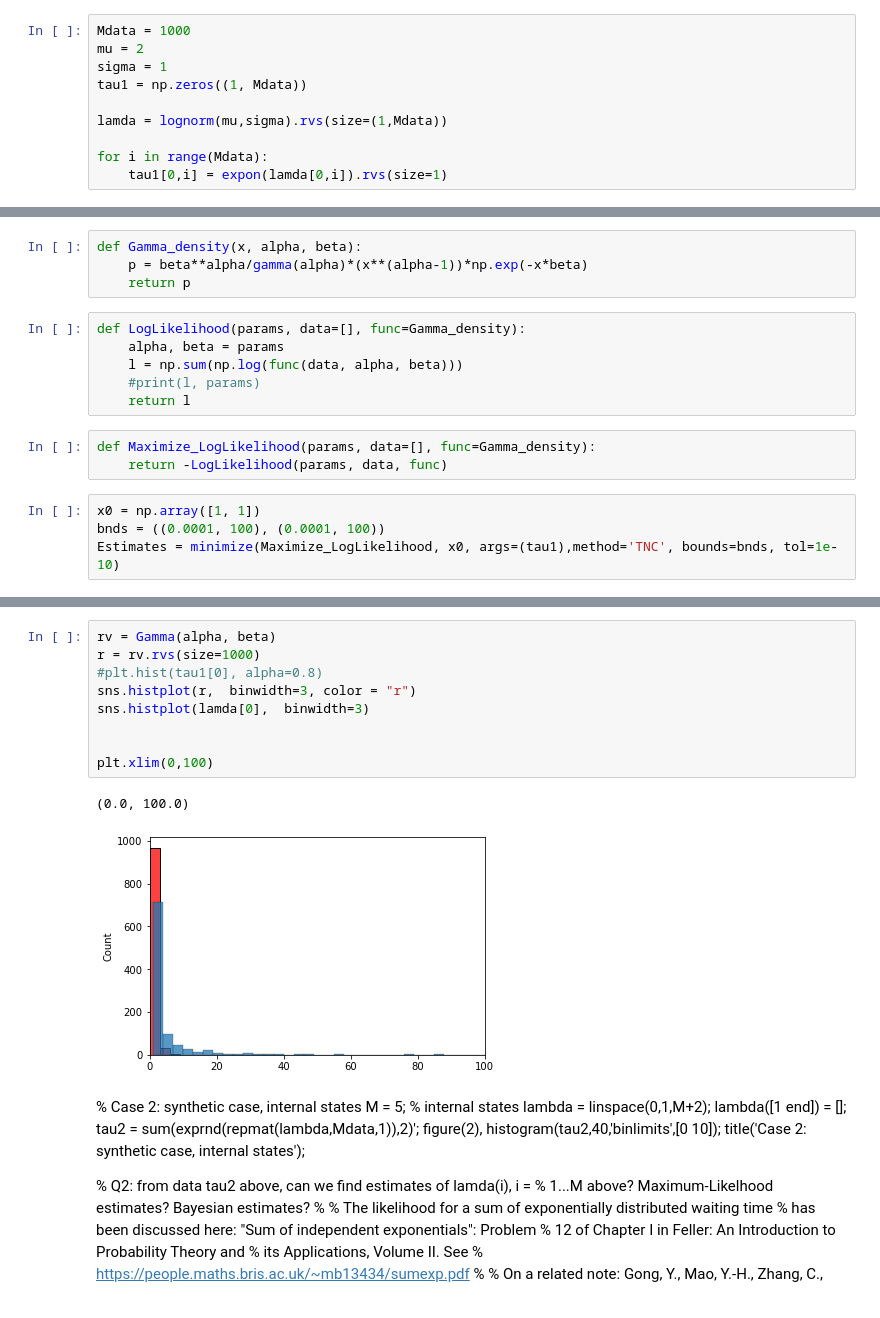
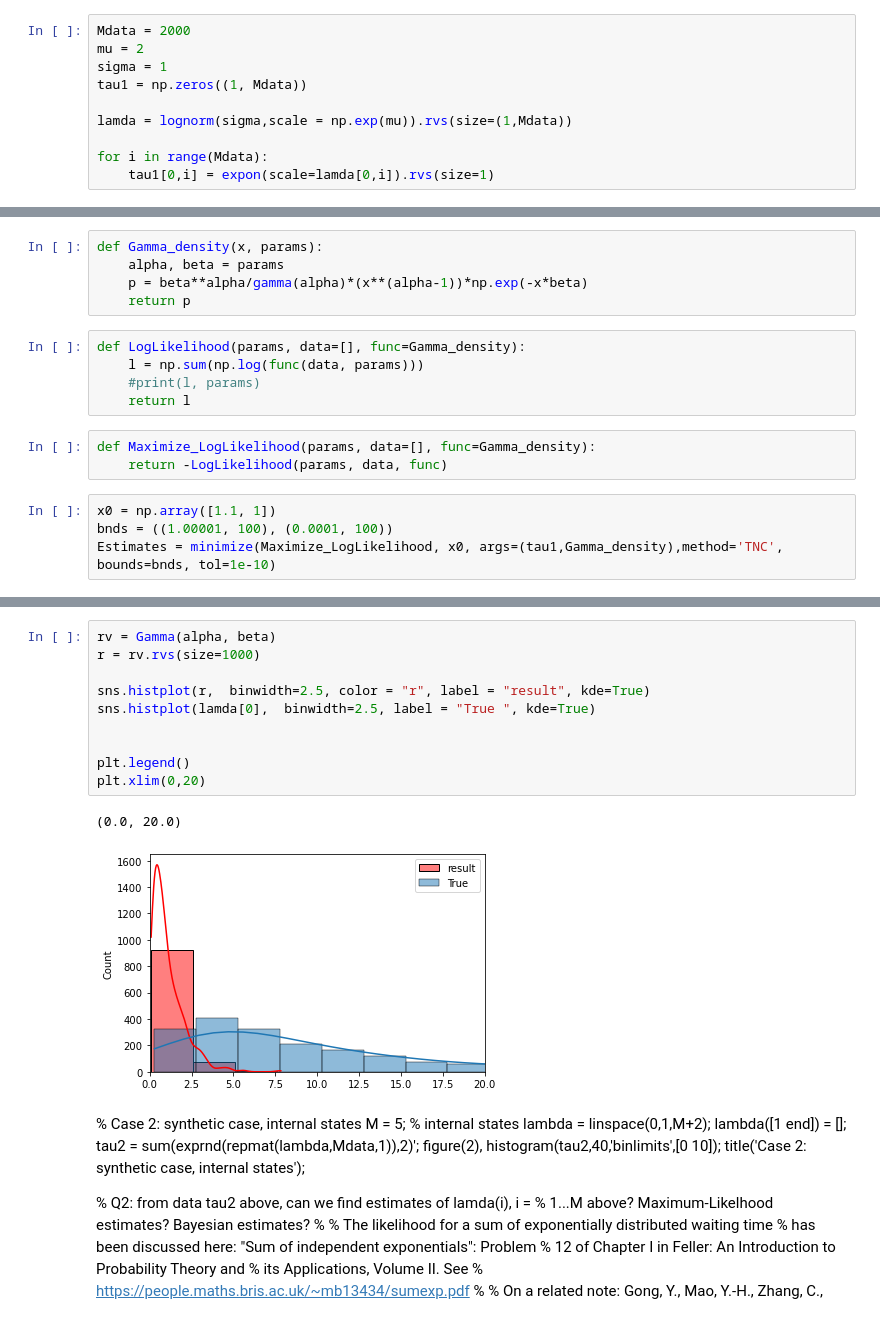
Before and after one commit to kamilla0503/StochasticProcesses, a Jupyter notebook: Examples.ipynb, the cells around one changed output, grey strips where cells are left out. Drawn from its saved outputs; the diff is of its cells as text.

```diff
--- a/Examples.ipynb
+++ b/Examples.ipynb
@@ -37,13 +37,13 @@ title('Case 1: fully synthetic case');
 % Partial answer:
 % https://en.wikipedia.org/wiki/Exponential_distribution#Bayesian_inference
 # %%
-Mdata = 1000
+Mdata = 2000
 mu = 2
 sigma = 1
 tau1 = np.zeros((1, Mdata))
 
-lamda = lognorm(mu,sigma).rvs(size=(1,Mdata))
+lamda = lognorm(sigma,scale = np.exp(mu)).rvs(size=(1,Mdata))
 
 for i in range(Mdata):
-    tau1[0,i] = expon(lamda[0,i]).rvs(size=1)
+    tau1[0,i] = expon(scale=lamda[0,i]).rvs(size=1)
 # %%
@@ -81,20 +81,20 @@ std:  31.065280928155104
 # %%
-def Gamma_density(x, alpha, beta):
+def Gamma_density(x, params):
+    alpha, beta = params
     p = beta**alpha/gamma(alpha)*(x**(alpha-1))*np.exp(-x*beta)
     return p
 # %%
 def LogLikelihood(params, data=[], func=Gamma_density):
-    alpha, beta = params
-    l = np.sum(np.log(func(data, alpha, beta)))
+    l = np.sum(np.log(func(data, params)))
     #print(l, params)
     return l
 # %%
 def Maximize_LogLikelihood(params, data=[], func=Gamma_density):
     return -LogLikelihood(params, data, func)
 # %%
-x0 = np.array([1, 1])
-bnds = ((0.0001, 100), (0.0001, 100))
-Estimates = minimize(Maximize_LogLikelihood, x0, args=(tau1),method='TNC', bounds=bnds, tol=1e-10)
+x0 = np.array([1.1, 1])
+bnds = ((1.00001, 100), (0.0001, 100))
+Estimates = minimize(Maximize_LogLikelihood, x0, args=(tau1,Gamma_density),method='TNC', bounds=bnds, tol=1e-10)
 # %%
 alpha, beta = Estimates.x
 mean_post = alpha/beta
@@ -109,15 +109,16 @@ Mean posterior :  9.41136167732179
 # %%
 rv = Gamma(alpha, beta)
 r = rv.rvs(size=1000)
-#plt.hist(tau1[0], alpha=0.8)
-sns.histplot(r,  binwidth=3, color = "r")
-sns.histplot(lamda[0],  binwidth=3)
+
+sns.histplot(r,  binwidth=2.5, color = "r", label = "result", kde=True)
+sns.histplot(lamda[0],  binwidth=2.5, label = "True ", kde=True)
 
 
-plt.xlim(0,100)
+plt.legend()
+plt.xlim(0,20)
 # %% [output]
-(0.0, 100.0)
+(0.0, 20.0)
-[figure, old version]
+[figure, new version]
 # %% [markdown]
 % Case 2: synthetic case, internal states
 M = 5; % internal states
```
Also changed, not shown: parts of 37 cells of this notebook.
